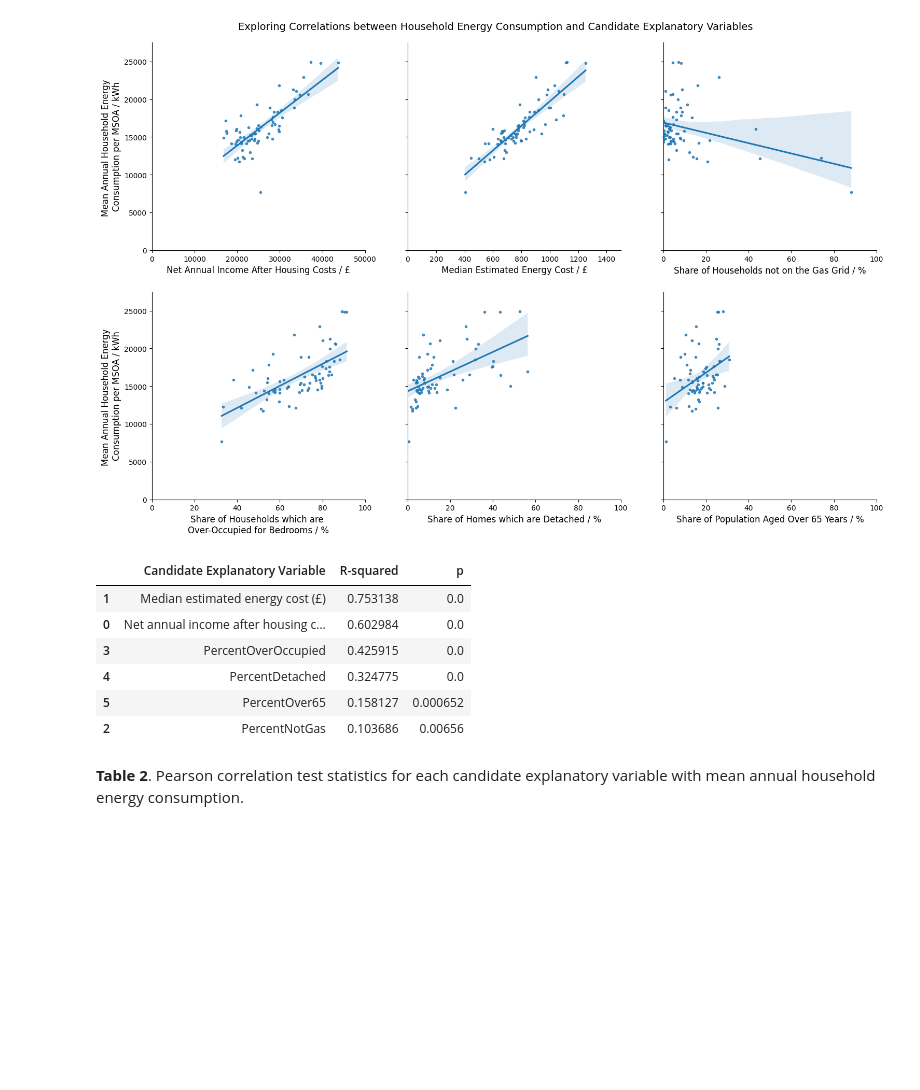
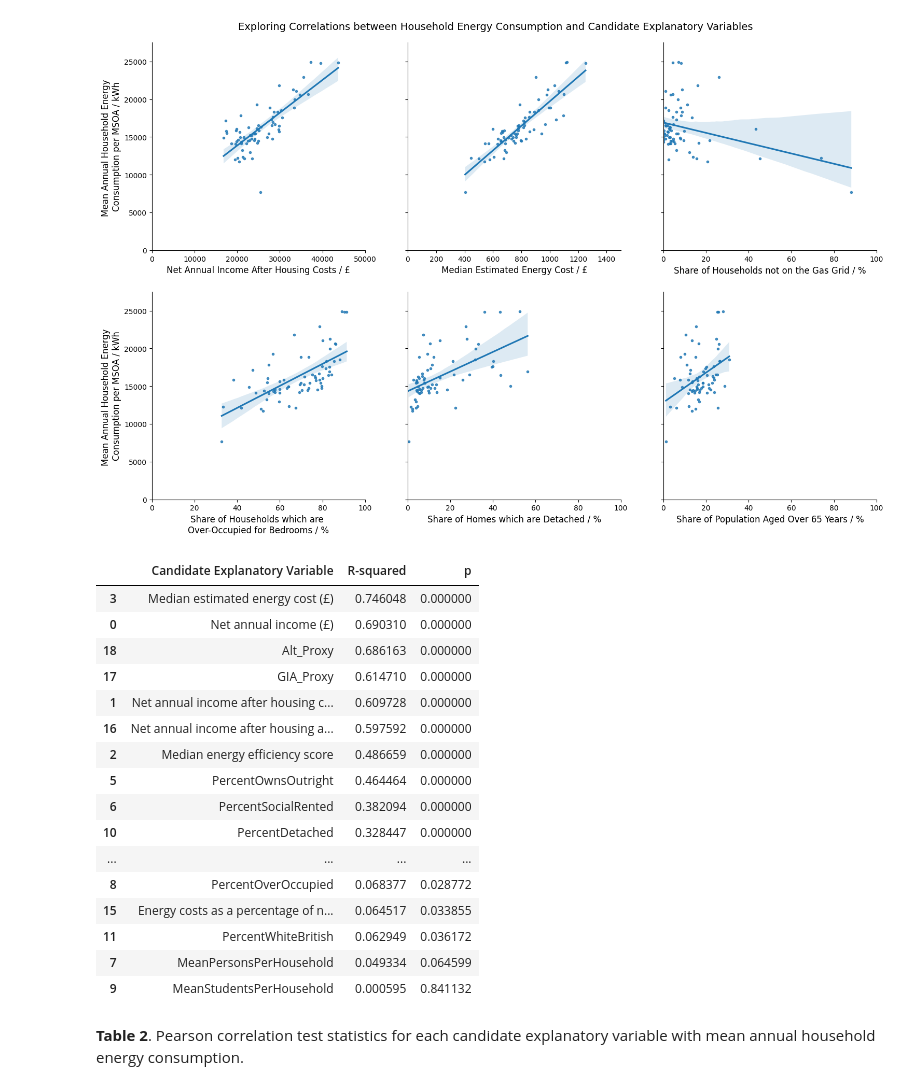
Before and after one commit to jwsn8667/GEOG5003M, a Jupyter notebook: GEOG5003_A2_201913950.ipynb, the cells around one changed output. Cells and saved outputs as stored; diff of their text form; code cells hidden in the pictures; blank space fills up the shorter version.

```diff
--- a/GEOG5003_A2_201913950.ipynb
+++ b/GEOG5003_A2_201913950.ipynb
@@ -350,5 +434,4 @@ Sheff_Over65 = Sheff_AgeBands['PercentOver65']
 # %%
 # @title
 ## Concatenating all candidate explanatory variables in a single dataframe
-Explanatory_Variables = pd.concat([Sheff_NetIncome,Sheff_EnergyCost,Sheff_NotGas,Sheff_OwnerOccup,Sheff_OverOccup,Sheff_Detached,Sheff_Over65], axis=1)
-Explanatory_Variables.describe()
+Explanatory_Variables = pd.concat([Sheff_NetIncome, Sheff_DispIncome, Sheff_Median_EPC, Sheff_EnergyCost, Sheff_NotGas, Sheff_OwnsOutright, Sheff_SocialRent, Sheff_HholdPers, Sheff_OverOccup, Sheff_HholdStudnt, Sheff_Detached, Sheff_WhiteBritish, Sheff_Over65, Sheff_CentralHeating], axis=1)
@@ -364,0 +438,10 @@ Explanatory_Variables.describe()
+# %%
+Explanatory_Variables['Energy costs as a percentage of net annual income'] = 100*Explanatory_Variables['Median estimated energy cost (£)']/Explanatory_Variables['Net annual income (£)']
+
+Explanatory_Variables['Net annual income after housing and energy costs (£)'] = Explanatory_Variables['Net annual income after housing costs (£)'] - Explanatory_Variables['Median estimated energy cost (£)']
+
+Explanatory_Variables['GIA_Proxy'] = Explanatory_Variables['Median energy efficiency score']/Explanatory_Variables['Median estimated energy cost (£)']
+
+Explanatory_Variables['Alt_Proxy'] = Explanatory_Variables['Median estimated energy cost (£)']/Explanatory_Variables['Median energy efficiency score']
+
+Explanatory_Variables.describe()
@@ -385,8 +487,9 @@ Corr_Matrix
 # %% [markdown]
 **Table 1**.  Correlation matrix: screening for collinearity between candidate explanatory variables.  A threshold magnitude of 0.8 is applied to the values of Pearson's correlation test statistic (r-values) summarised in the table: above this threshold, pairs of variables are considered strongly collinear and should not both be included as explanatory variables in statistical modelling, as indicated by red highlight text [*note this formatting is not rendered in the preview on GitHub*].
 # %%
+from pydantic.types import AllowInfNan
 # @title
-Model_Variables = pd.concat([Sheff_HholdsEnergy,Explanatory_Variables], axis=1).drop(columns=['PercentOwnerOccupied'])
+All_Variables = pd.concat([Sheff_HholdsGHG,Explanatory_Variables], axis=1)
 
-Model_Variables.head()
+All_Variables.head()
 # %% [output]
@@ -441,24 +544,35 @@ g.fig.subplots_adjust(wspace=0.2, hspace=0.2)
 # %%
 # @title
 from scipy.stats import pearsonr
 
 def pearsonr_pval(x, y):
     return pearsonr(x, y)[1]
 
-r_df = Model_Variables.corr(method="pearson").reset_index().iloc[0,2:8].pow(2).reset_index().rename(columns={'index':'Candidate Explanatory Variable', 0:'R-squared'})
+r_df = All_Variables.corr(method="pearson").reset_index().iloc[0,2:21].pow(2).reset_index().rename(columns={'index':'Candidate Explanatory Variable', 0:'R-squared'})
 
-p_df = Model_Variables.corr(method=pearsonr_pval).reset_index().iloc[0,2:8].reset_index().rename(columns={'index':'Candidate Explanatory Variable', 0:'p'})
+p_df = All_Variables.corr(method=pearsonr_pval).reset_index().iloc[0,2:21].reset_index().rename(columns={'index':'Candidate Explanatory Variable', 0:'p'})
 
 df = r_df.merge(p_df, on='Candidate Explanatory Variable').sort_values(by=['R-squared'], ascending=False)
+df = df.style.map(lambda v: "color:red;" if (v > 0.05) else None, subset=['p'])
 df
 # %% [output]
 |  | Candidate Explanatory Variable | R-squared | p |
-| 1 | Median estimated energy cost (£) | 0.753138 | 0.0 |
-| 0 | Net annual income after housing c... | 0.602984 | 0.0 |
-| 3 | PercentOverOccupied | 0.425915 | 0.0 |
-| 4 | PercentDetached | 0.324775 | 0.0 |
-| 5 | PercentOver65 | 0.158127 | 0.000652 |
-| 2 | PercentNotGas | 0.103686 | 0.00656 |
+| 3 | Median estimated energy cost (£) | 0.746048 | 0.000000 |
+| 0 | Net annual income (£) | 0.690310 | 0.000000 |
+| 18 | Alt_Proxy | 0.686163 | 0.000000 |
+| 17 | GIA_Proxy | 0.614710 | 0.000000 |
+| 1 | Net annual income after housing c... | 0.609728 | 0.000000 |
+| 16 | Net annual income after housing a... | 0.597592 | 0.000000 |
+| 2 | Median energy efficiency score | 0.486659 | 0.000000 |
+| 5 | PercentOwnsOutright | 0.464464 | 0.000000 |
+| 6 | PercentSocialRented | 0.382094 | 0.000000 |
+| 10 | PercentDetached | 0.328447 | 0.000000 |
+| ... | ... | ... | ... |
+| 8 | PercentOverOccupied | 0.068377 | 0.028772 |
+| 15 | Energy costs as a percentage of n... | 0.064517 | 0.033855 |
+| 11 | PercentWhiteBritish | 0.062949 | 0.036172 |
+| 7 | MeanPersonsPerHousehold | 0.049334 | 0.064599 |
+| 9 | MeanStudentsPerHousehold | 0.000595 | 0.841132 |
 # %% [markdown]
 **Table 2**.  Pearson correlation test statistics for each candidate explanatory variable with mean annual household energy consumption.
 # %% [markdown]
```
Also changed, not shown: parts of 11 cells of this notebook.
